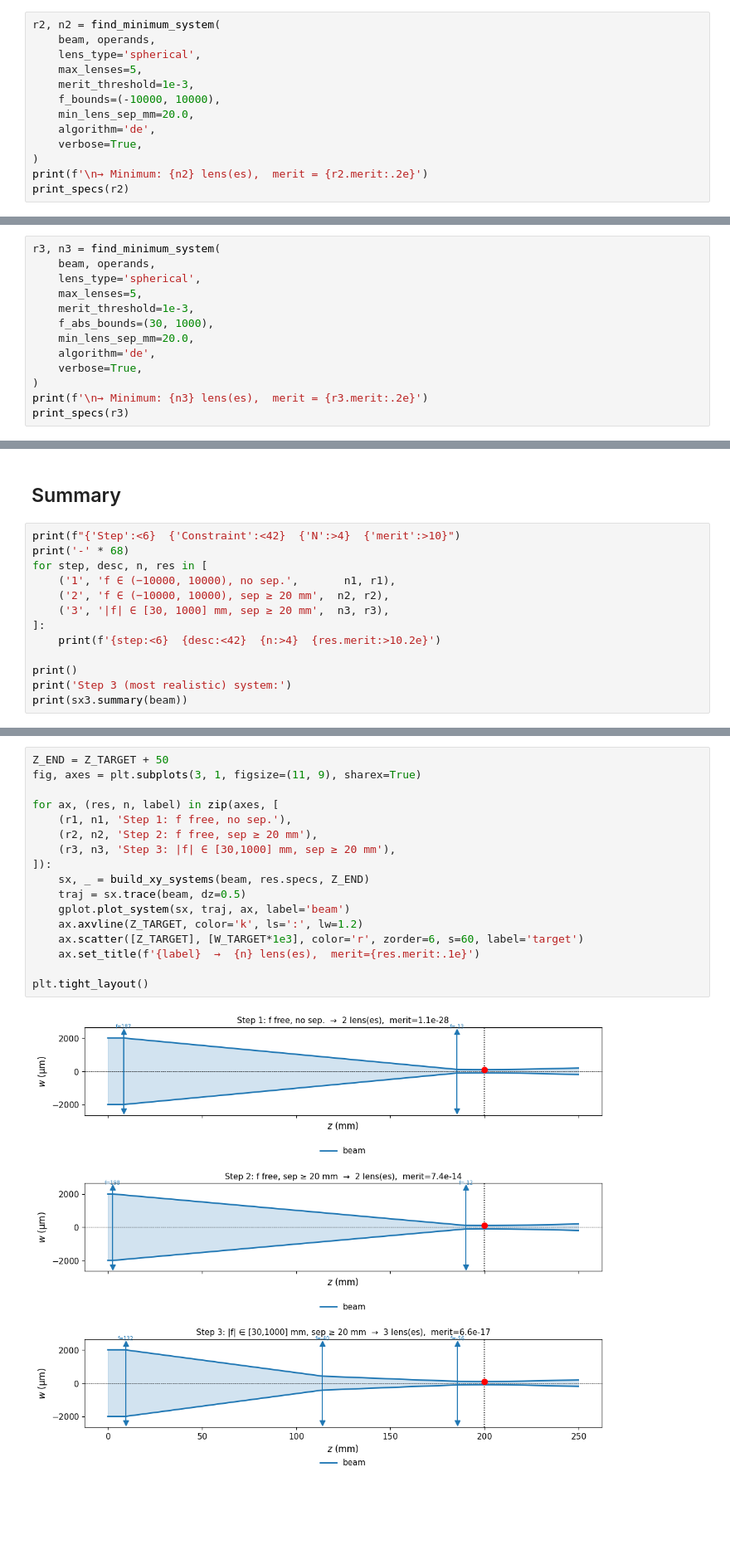
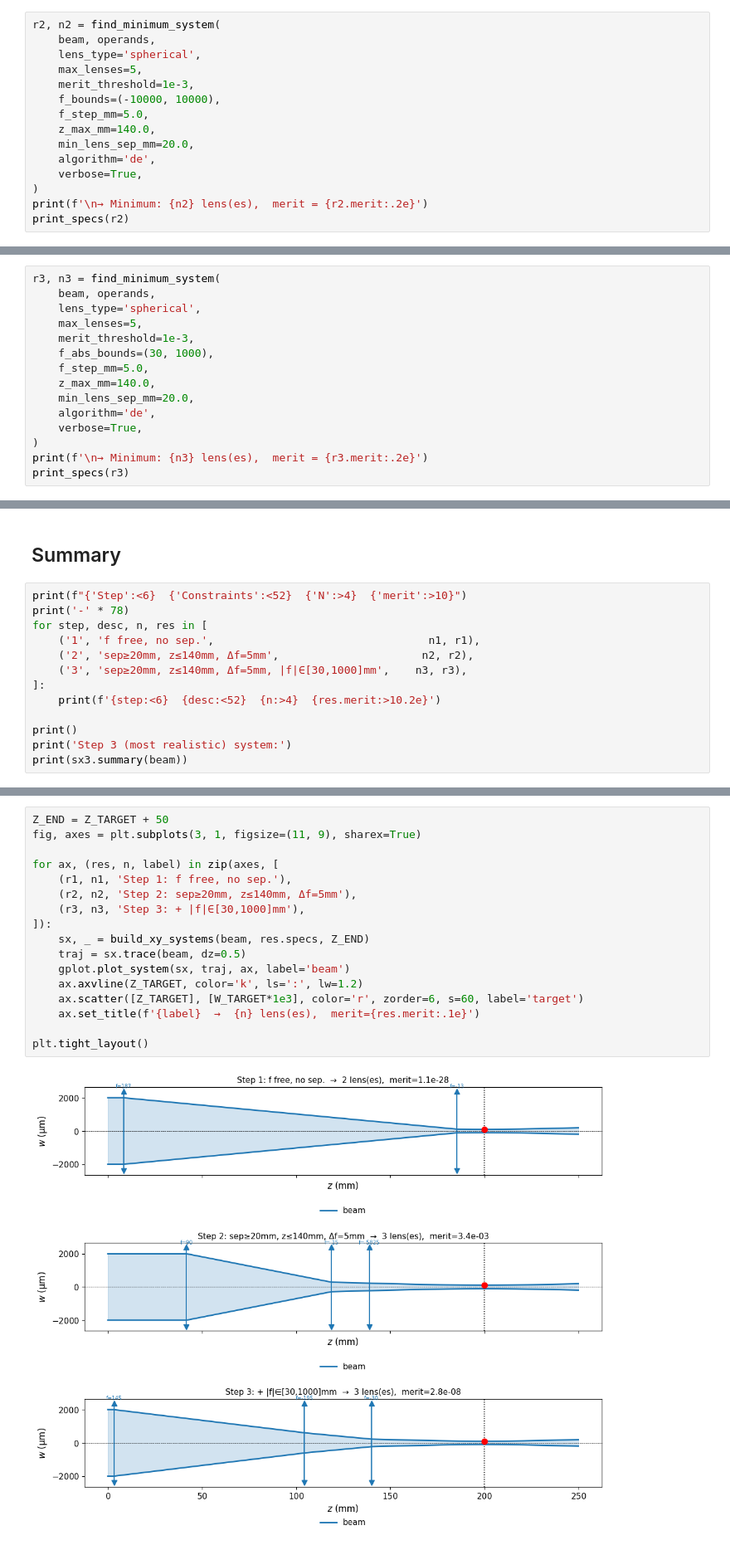
Before and after one commit to akihiko-shimura/gbeampro, a Jupyter notebook: gbeampro/examples/minimum_lens_system.ipynb, the cells around one changed output, grey strips where cells are left out. Shown at 83% size. Saved outputs shown, nothing was run; the diff lists cells and outputs as text; blank space fills up the shorter version.

```diff
--- a/gbeampro/examples/minimum_lens_system.ipynb
+++ b/gbeampro/examples/minimum_lens_system.ipynb
@@ -151,6 +153,8 @@ r2, n2 = find_minimum_system(
     max_lenses=5,
     merit_threshold=1e-3,
     f_bounds=(-10000, 10000),
+    f_step_mm=5.0,
+    z_max_mm=140.0,
     min_lens_sep_mm=20.0,
     algorithm='de',
     verbose=True,
@@ -186,6 +196,8 @@ r3, n3 = find_minimum_system(
     max_lenses=5,
     merit_threshold=1e-3,
     f_abs_bounds=(30, 1000),
+    f_step_mm=5.0,
+    z_max_mm=140.0,
     min_lens_sep_mm=20.0,
     algorithm='de',
     verbose=True,
@@ -214,14 +226,14 @@ Waists found:
 # %% [markdown]
 ## Summary
 # %%
-print(f"{'Step':<6}  {'Constraint':<42}  {'N':>4}  {'merit':>10}")
-print('-' * 68)
+print(f"{'Step':<6}  {'Constraints':<52}  {'N':>4}  {'merit':>10}")
+print('-' * 78)
 for step, desc, n, res in [
-    ('1', 'f ∈ (−10000, 10000), no sep.',       n1, r1),
-    ('2', 'f ∈ (−10000, 10000), sep ≥ 20 mm',  n2, r2),
-    ('3', '|f| ∈ [30, 1000] mm, sep ≥ 20 mm',  n3, r3),
+    ('1', 'f free, no sep.',                                 n1, r1),
+    ('2', 'sep≥20mm, z≤140mm, Δf=5mm',                      n2, r2),
+    ('3', 'sep≥20mm, z≤140mm, Δf=5mm, |f|∈[30,1000]mm',    n3, r3),
 ]:
-    print(f'{step:<6}  {desc:<42}  {n:>4}  {res.merit:>10.2e}')
+    print(f'{step:<6}  {desc:<52}  {n:>4}  {res.merit:>10.2e}')
 
 print()
 print('Step 3 (most realistic) system:')
@@ -247,19 +259,19 @@ Beam waists:  z=200.007 mm (2w0=200.0 um)
 # %%
 Z_END = Z_TARGET + 50
 fig, axes = plt.subplots(3, 1, figsize=(11, 9), sharex=True)
 
 for ax, (res, n, label) in zip(axes, [
     (r1, n1, 'Step 1: f free, no sep.'),
-    (r2, n2, 'Step 2: f free, sep ≥ 20 mm'),
-    (r3, n3, 'Step 3: |f| ∈ [30,1000] mm, sep ≥ 20 mm'),
+    (r2, n2, 'Step 2: sep≥20mm, z≤140mm, Δf=5mm'),
+    (r3, n3, 'Step 3: + |f|∈[30,1000]mm'),
 ]):
     sx, _ = build_xy_systems(beam, res.specs, Z_END)
     traj = sx.trace(beam, dz=0.5)
     gplot.plot_system(sx, traj, ax, label='beam')
     ax.axvline(Z_TARGET, color='k', ls=':', lw=1.2)
     ax.scatter([Z_TARGET], [W_TARGET*1e3], color='r', zorder=6, s=60, label='target')
     ax.set_title(f'{label}  →  {n} lens(es),  merit={res.merit:.1e}')
 
 plt.tight_layout()
 # %% [output]
-[figure, old version]
+[figure, new version]
```
Also changed, not shown: parts of 9 cells of this notebook, 1 other file.
